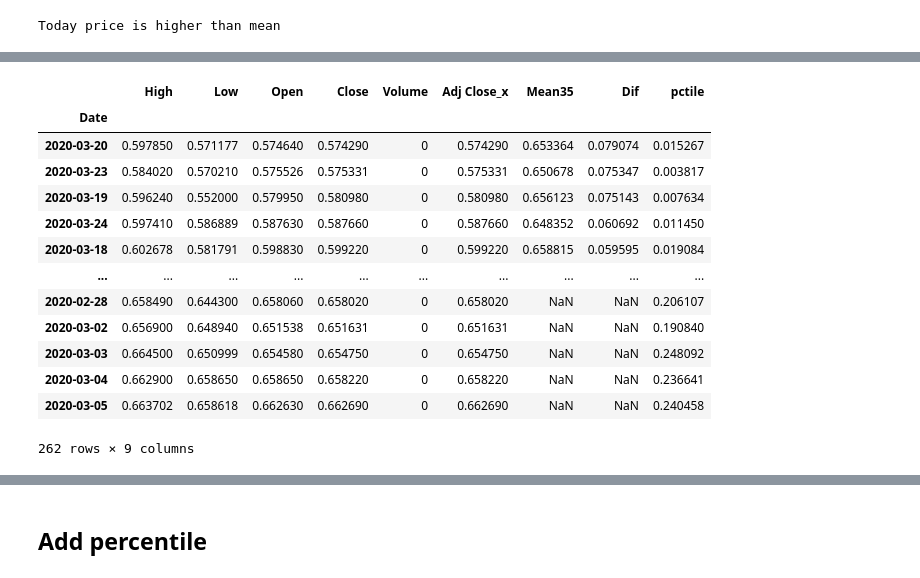
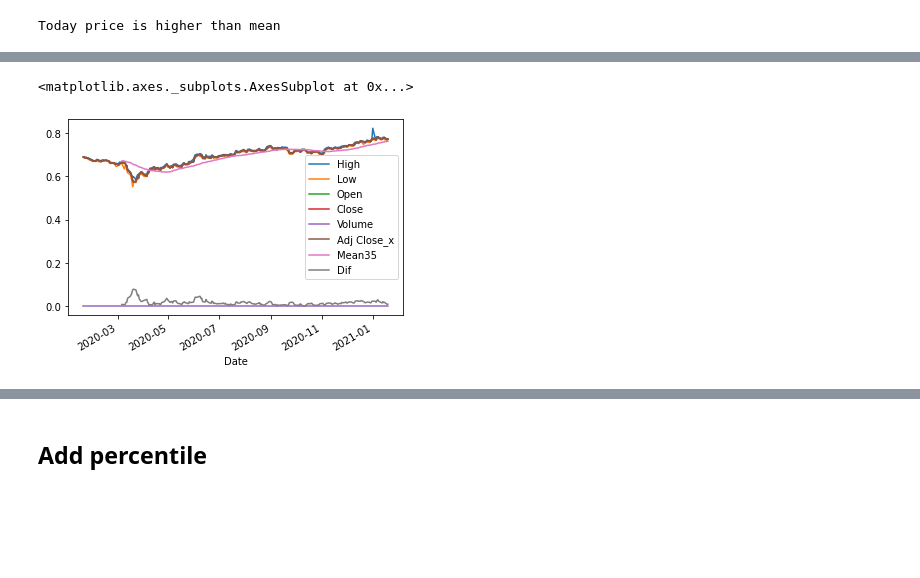
Before and after one commit to tutalae/practice-for-analysing-and-predict-the-price-of-crypto-currency, a Jupyter notebook: Price_Check.ipynb, the cells around one changed output, grey strips where cells are left out. Saved outputs shown, nothing was run; the diff lists cells and outputs as text; code cells hidden in the pictures; blank space fills up the shorter version.

```diff
--- a/Price_Check.ipynb
+++ b/Price_Check.ipynb
@@ -142,18 +143,5 @@ df_sort
-# %%
-df_sort['pctile'] =  DFtotal.sort_values(by = "Dif", ascending = False).rank(pct=True)
-df_sort
-# %% [output]
-|  | High | Low | Open | Close | Volume | Adj Close_x | Mean35 | Dif | pctile |
-| Date |  |  |  |  |  |  |  |  |  |
-| 2020-03-20 | 0.597850 | 0.571177 | 0.574640 | 0.574290 | 0 | 0.574290 | 0.653364 | 0.079074 | 0.015267 |
-| 2020-03-23 | 0.584020 | 0.570210 | 0.575526 | 0.575331 | 0 | 0.575331 | 0.650678 | 0.075347 | 0.003817 |
-| 2020-03-19 | 0.596240 | 0.552000 | 0.579950 | 0.580980 | 0 | 0.580980 | 0.656123 | 0.075143 | 0.007634 |
-| 2020-03-24 | 0.597410 | 0.586889 | 0.587630 | 0.587660 | 0 | 0.587660 | 0.648352 | 0.060692 | 0.011450 |
-| 2020-03-18 | 0.602678 | 0.581791 | 0.598830 | 0.599220 | 0 | 0.599220 | 0.658815 | 0.059595 | 0.019084 |
-| ... | ... | ... | ... | ... | ... | ... | ... | ... | ... |
-| 2020-02-28 | 0.658490 | 0.644300 | 0.658060 | 0.658020 | 0 | 0.658020 | NaN | NaN | 0.206107 |
-| 2020-03-02 | 0.656900 | 0.648940 | 0.651538 | 0.651631 | 0 | 0.651631 | NaN | NaN | 0.190840 |
-| 2020-03-03 | 0.664500 | 0.650999 | 0.654580 | 0.654750 | 0 | 0.654750 | NaN | NaN | 0.248092 |
-| 2020-03-04 | 0.662900 | 0.658650 | 0.658650 | 0.658220 | 0 | 0.658220 | NaN | NaN | 0.236641 |
-| 2020-03-05 | 0.663702 | 0.658618 | 0.662630 | 0.662690 | 0 | 0.662690 | NaN | NaN | 0.240458 |
-262 rows × 9 columns
+# %%
+df_sort.plot()
+# %% [output]
+<matplotlib.axes._subplots.AxesSubplot at 0x...>
+[figure, added]
```
Also changed, not shown: parts of 9 cells of this notebook.
